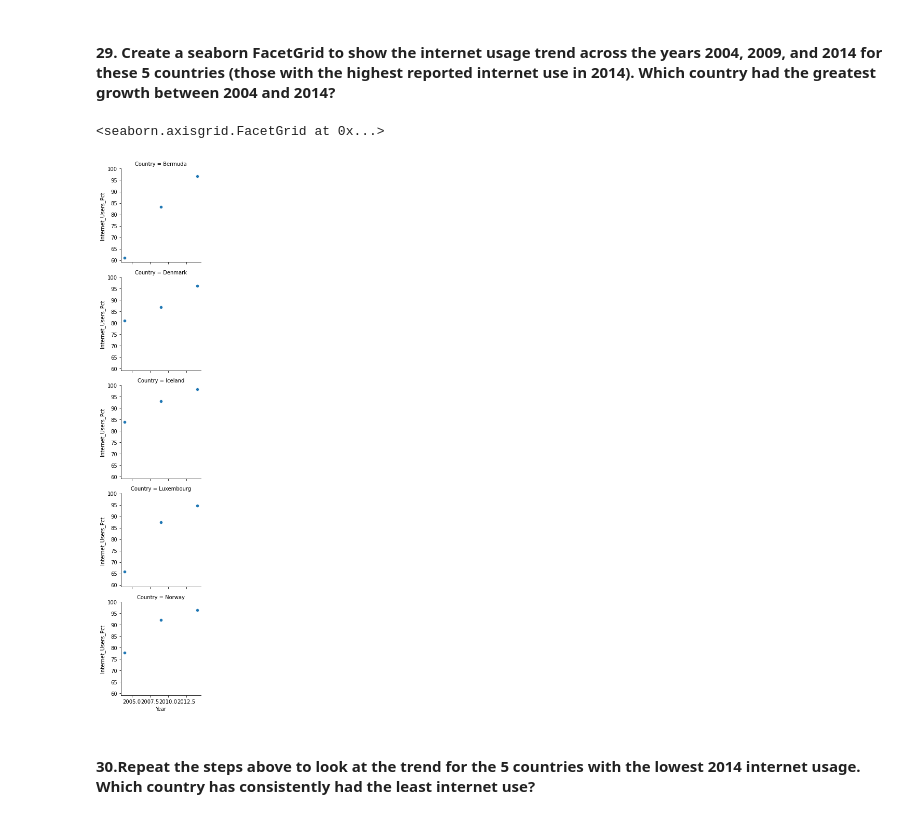
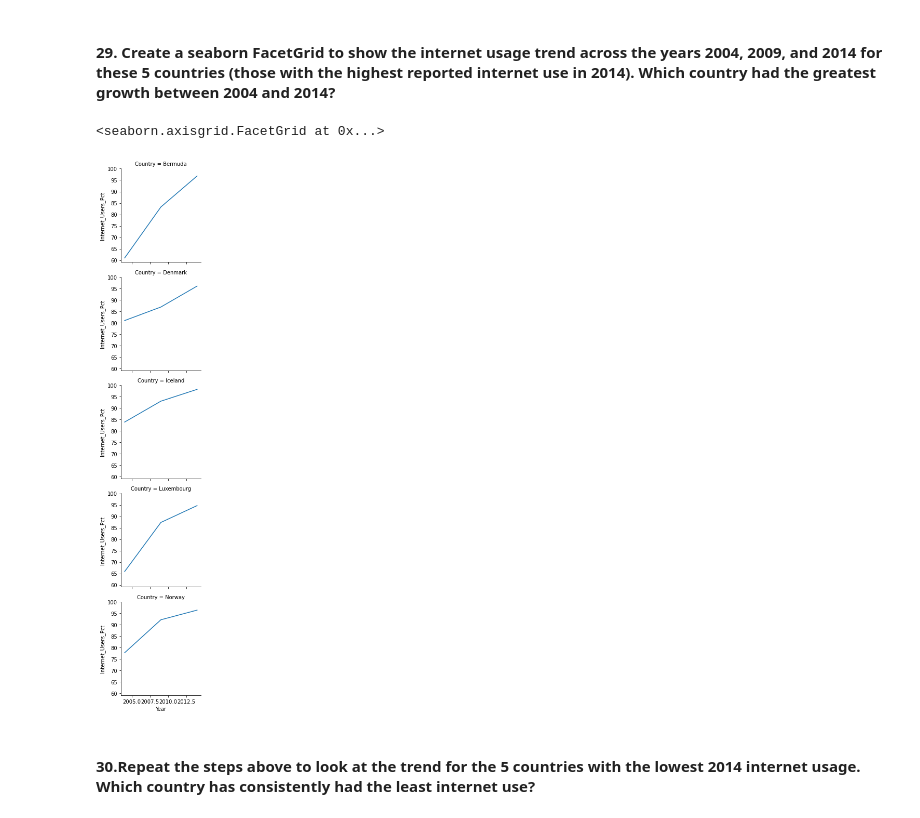
Before and after one commit to NSS-Data-Analytics-Cohort-6/gdp-and-internet-usage-robschulteis, a Jupyter notebook: notebook/GDP .ipynb, the cells around one changed output. Drawn from its saved outputs; the diff is of its cells as text; code cells hidden in the pictures.

Commit message:
Change Seaborn scatter plots to line plots

```diff
--- a/notebook/GDP .ipynb
+++ b/notebook/GDP .ipynb
@@ -412,12 +412,12 @@ print(top_5_internet)
 #### 29. Create a seaborn FacetGrid to show the internet usage trend across the years 2004, 2009, and 2014 for these 5 countries (those with the highest reported internet use in 2014). Which country had the greatest growth between 2004 and 2014?
 # %%
 s = sns.FacetGrid(top_5_internet, row="Country")
-s.map(sns.scatterplot, "Year", "Internet_Users_Pct")
+s.map(sns.lineplot, "Year", "Internet_Users_Pct")
 
 #Bermuda
 # %% [output]
 <seaborn.axisgrid.FacetGrid at 0x...>
-[figure, old version]
+[figure, new version]
 # %% [markdown]
 #### 30.Repeat the steps above to look at the trend for the 5 countries with the lowest 2014 internet usage. Which country has consistently had the least internet use?
 # %%
```
Also changed, not shown: parts of 3 cells of this notebook.
